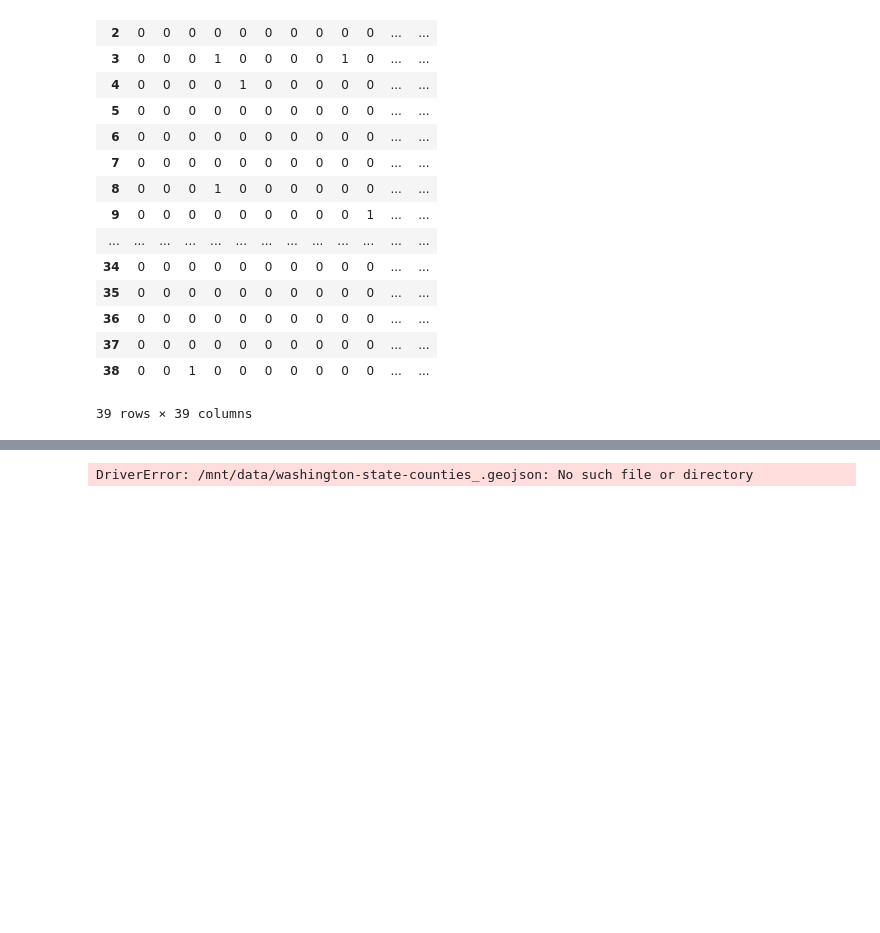
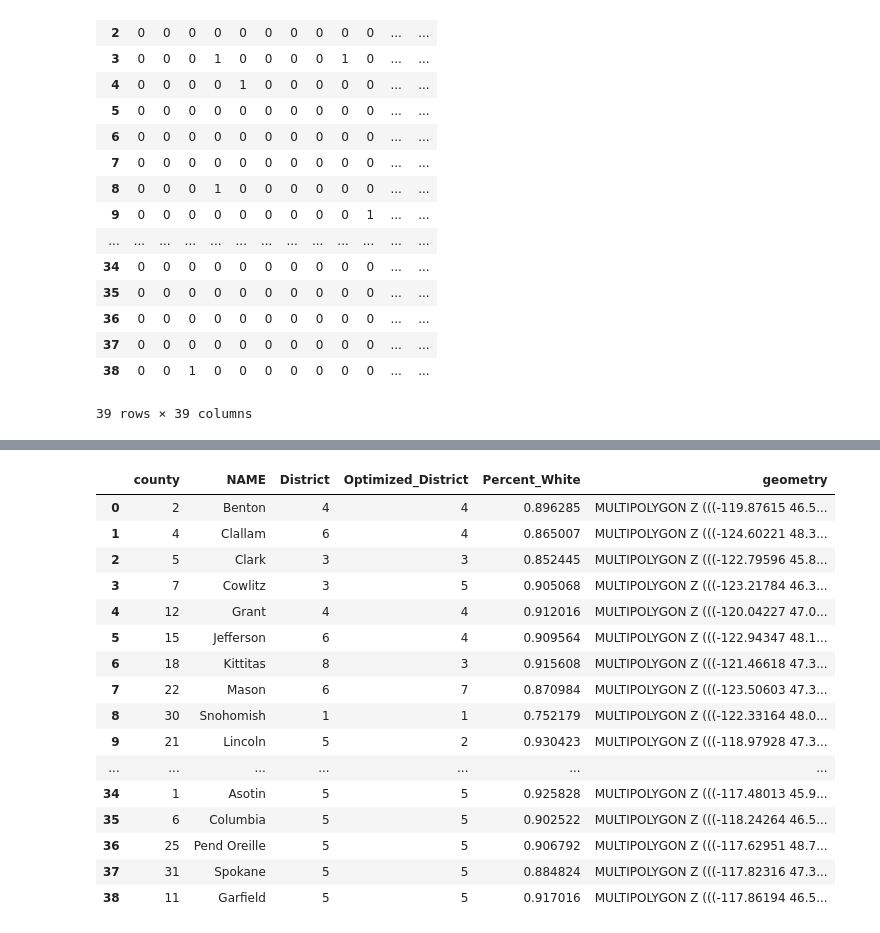
Before and after one commit to MichaelRocchio/MSDS_460, a Jupyter notebook: Group_Assign2/Assign2_final.ipynb, the cells around one changed output, grey strips where cells are left out. Cells and saved outputs as stored; diff of their text form; code cells hidden in the pictures; blank space fills up the shorter version.

```diff
--- a/Group_Assign2/Assign2_final.ipynb
+++ b/Group_Assign2/Assign2_final.ipynb
@@ -437,0 +310,27 @@ Objective Function:
+# %%
+def check_no_change(orig, opt):
+    if opt == 0:
+        return orig
+    else:
+        return opt
+
+if redistrict_model.getStatus() == 'optimal':
+    chosen_districts = [district for district in possible_districts if redistrict_model.getVal(x[district]) > 0.5]
+    county_to_district_map = {}
+    district_number = 1
+    for district in chosen_districts:
+        for county in district:
+
+            county_to_district_map[county] = district_number
+        district_number += 1
+
+    counties_df['Optimized_District'] = counties_df['county'].apply(lambda c: county_to_district_map.get(c, 0))
+
+    counties_df['Optimized_District'] = counties_df.apply(lambda x: check_no_change(x['District'], x['Optimized_District']), axis=1)
+
+
+else:
+    print("No optimal solution found. Status:", redistrict_model.getStatus())
+
+counties_df['Percent_White']=counties_df['WHITE_POP']/counties_df['TOT_POP']
+counties_df.head()
@@ -438,10 +344,26 @@ Objective Function:
 # %%
 import geopandas as gpd
 
 geojson_path = 'data/washington-state-counties_.geojson'
 geojson_gdf = gpd.read_file(geojson_path)
-final_data_df['county'] = final_data_df['county'].str.title()
-merged_gdf = geojson_gdf.merge(final_data_df, left_on='NAME', right_on='county', how='left')
-merged_gdf[['NAME', 'District', 'geometry']]
+counties_df['county_full'] = counties_df['county_full'].str.title()
+merged_gdf = geojson_gdf.merge(counties_df, left_on='NAME', right_on='county_ascii', how='left')
+merged_gdf[['county', 'NAME', 'District', 'Optimized_District', 'Percent_White', 'geometry']]
 # %% [output]
-DriverError: /mnt/data/washington-state-counties_.geojson: No such file or directory
+|  | county | NAME | District | Optimized_District | Percent_White | geometry |
+| 0 | 2 | Benton | 4 | 4 | 0.896285 | MULTIPOLYGON Z (((-119.87615 46.5... |
+| 1 | 4 | Clallam | 6 | 4 | 0.865007 | MULTIPOLYGON Z (((-124.60221 48.3... |
+| 2 | 5 | Clark | 3 | 3 | 0.852445 | MULTIPOLYGON Z (((-122.79596 45.8... |
+| 3 | 7 | Cowlitz | 3 | 5 | 0.905068 | MULTIPOLYGON Z (((-123.21784 46.3... |
+| 4 | 12 | Grant | 4 | 4 | 0.912016 | MULTIPOLYGON Z (((-120.04227 47.0... |
+| 5 | 15 | Jefferson | 6 | 4 | 0.909564 | MULTIPOLYGON Z (((-122.94347 48.1... |
+| 6 | 18 | Kittitas | 8 | 3 | 0.915608 | MULTIPOLYGON Z (((-121.46618 47.3... |
+| 7 | 22 | Mason | 6 | 7 | 0.870984 | MULTIPOLYGON Z (((-123.50603 47.3... |
+| 8 | 30 | Snohomish | 1 | 1 | 0.752179 | MULTIPOLYGON Z (((-122.33164 48.0... |
+| 9 | 21 | Lincoln | 5 | 2 | 0.930423 | MULTIPOLYGON Z (((-118.97928 47.3... |
+| ... | ... | ... | ... | ... | ... | ... |
+| 34 | 1 | Asotin | 5 | 5 | 0.925828 | MULTIPOLYGON Z (((-117.48013 45.9... |
+| 35 | 6 | Columbia | 5 | 5 | 0.902522 | MULTIPOLYGON Z (((-118.24264 46.5... |
+| 36 | 25 | Pend Oreille | 5 | 5 | 0.906792 | MULTIPOLYGON Z (((-117.62951 48.7... |
+| 37 | 31 | Spokane | 5 | 5 | 0.884824 | MULTIPOLYGON Z (((-117.82316 47.3... |
+| 38 | 11 | Garfield | 5 | 5 | 0.917016 | MULTIPOLYGON Z (((-117.86194 46.5... |
```
Also changed, not shown: parts of 8 cells of this notebook.
